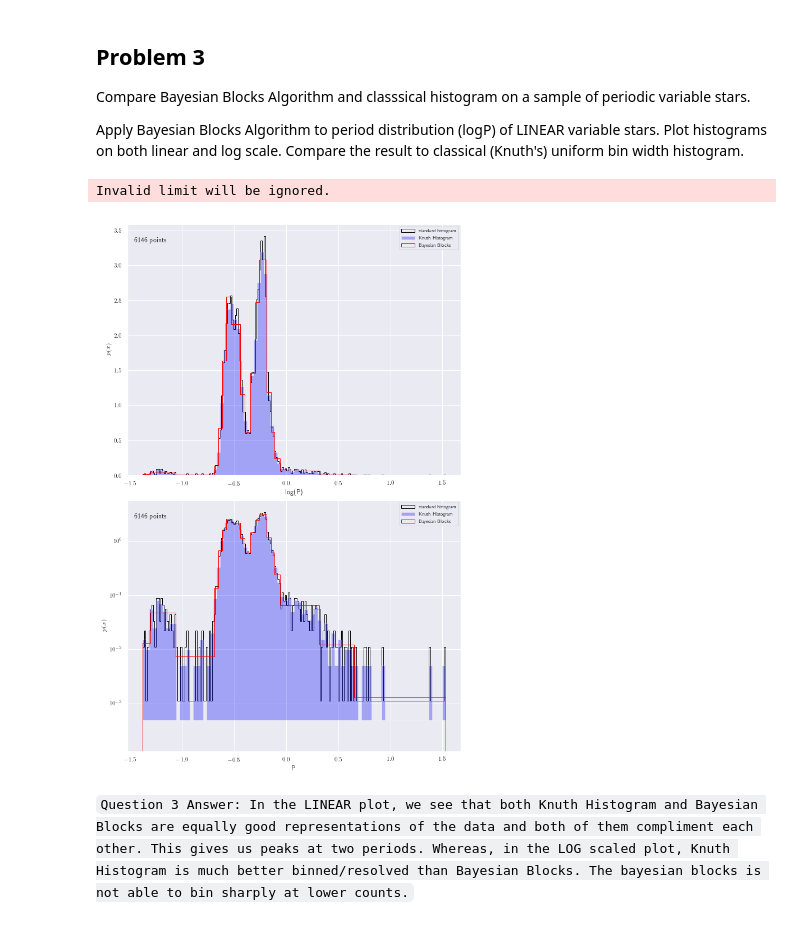
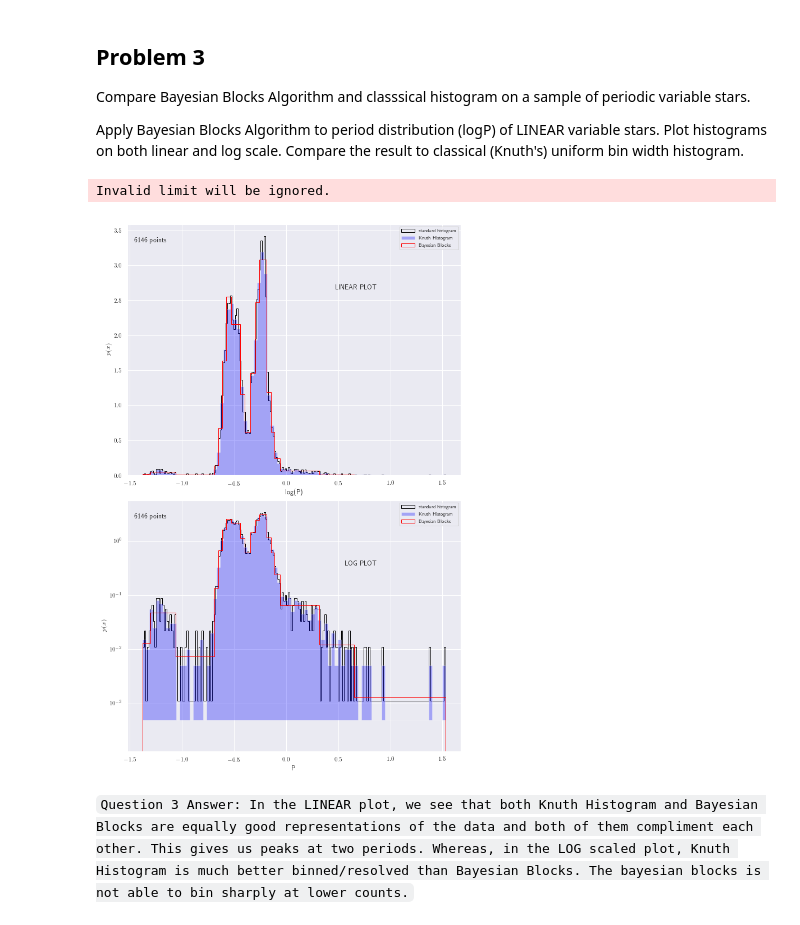
Before and after one commit to varunchaturmutha/homework, a Jupyter notebook: HW3.ipynb, the cells around one changed output. Drawn from its saved outputs; the diff is of its cells as text; code cells hidden in the pictures.

```diff
--- a/HW3.ipynb
+++ b/HW3.ipynb
@@ -238,38 +238,42 @@ fig = plt.figure(figsize=(10, 15))
 fig.subplots_adjust(bottom=0.08, top=0.95, right=0.95, hspace=0.1)
 
 # plot the results
-def histo(x,log):
+def histo(x,log=False):
     hist(x, bins=200, histtype='step',color='black',
          alpha=0.99, label='standard histogram', log=log,density=True);
     hist(x, bins='knuth', ax=ax, density=True,
          histtype='stepfilled', alpha=0.3,color='blue',
          label='Knuth Histogram',log=log)
     hist(x, bins='blocks', ax=ax, density=True,
          histtype='step', color='red', alpha=0.99,
          label="Bayesian Blocks",log=log)
 
 ax = fig.add_subplot(211)
 histo(x,False)
 # label the plot
 ax.text(0.02, 0.95, "%i points" % N_values, ha='left', va='top',
         transform=ax.transAxes)
+ax.text(0.75, 0.75, "LINEAR PLOT", ha='right', va='center',
+        transform=ax.transAxes)
 ax.set_ylabel('$p(x)$')
 ax.set_xlabel('log(P)')
 ax.legend(loc='upper right', prop=dict(size=8))
 
 ax = fig.add_subplot(212)
 histo(x,True)
 # label the plot
+ax.text(0.75, 0.75, "LOG PLOT", ha='right', va='center',
+        transform=ax.transAxes)
 ax.text(0.02, 0.95, "%i points" % N_values, ha='left', va='top',
         transform=ax.transAxes)
 ax.set_ylabel('$p(x)$')
 ax.set_xlabel('P')
 ax.set_ylim(0,)
 ax.legend(loc='upper right', prop=dict(size=8))
 plt.show()
 # %% [output]
 Invalid limit will be ignored.
-[figure, old version]
+[figure, new version]
 # %% [markdown]
 `Question 3 Answer: In the LINEAR plot, we see that both Knuth Histogram and Bayesian Blocks are equally good representations of the data and both of them compliment each other. This gives us peaks at two periods.
 Whereas, in the LOG scaled plot, Knuth Histogram is much better binned/resolved than Bayesian Blocks. The bayesian blocks is not able to bin sharply at lower counts.`
```
